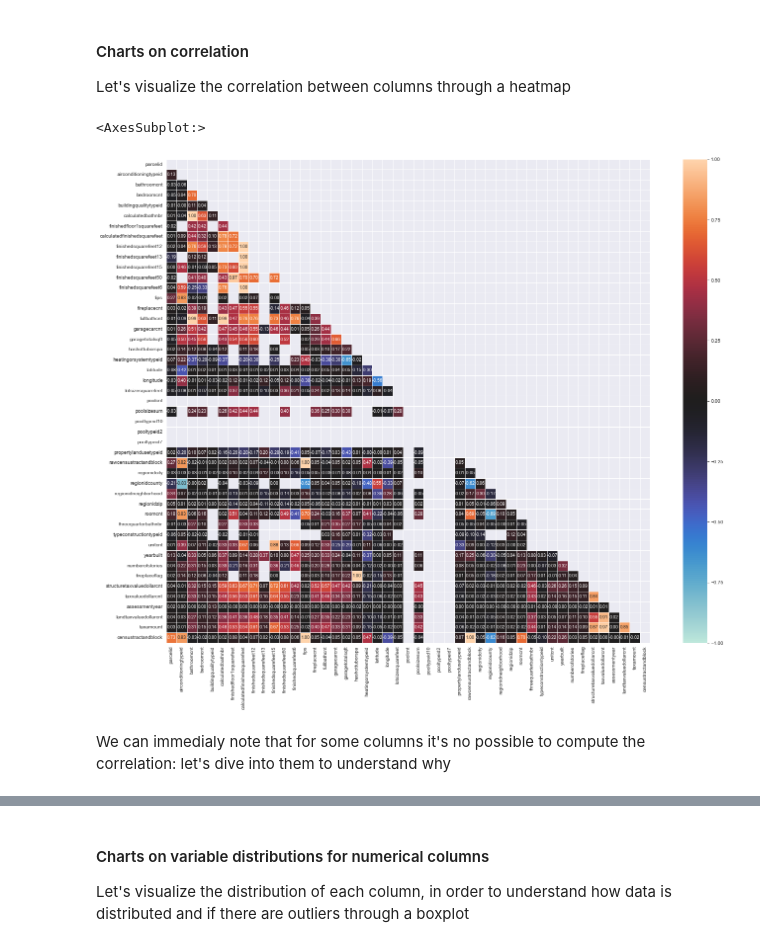
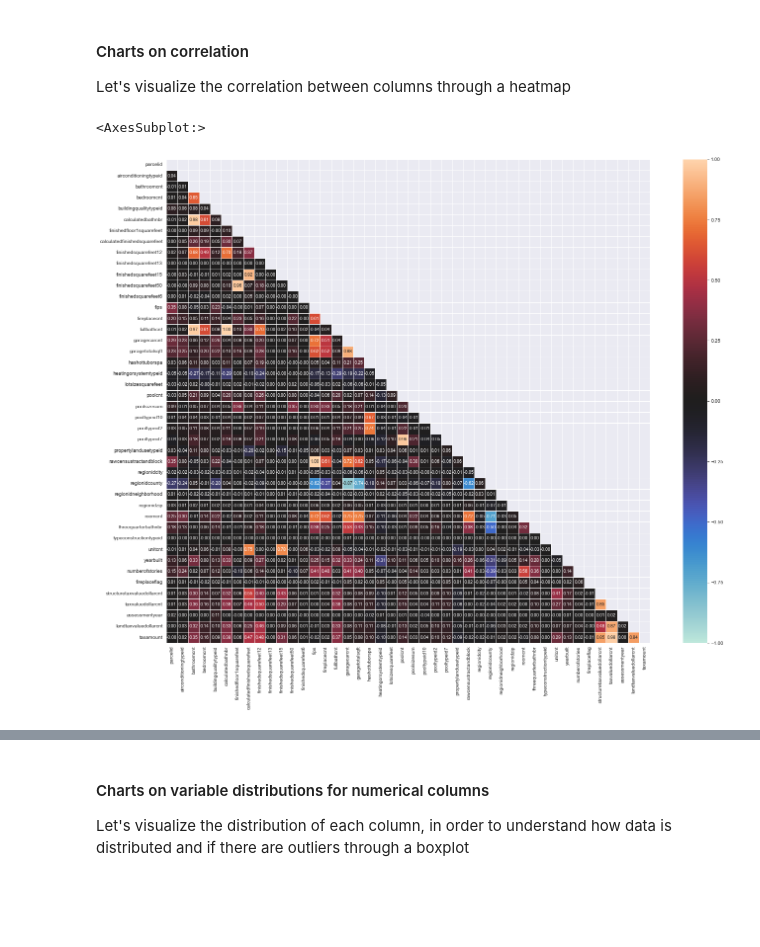
Before and after one commit to mabiondo/DWMProject, a Jupyter notebook: notebooks/DWMProject_ExplorativeDataAnalysis.ipynb, the cells around one changed output, grey strips where cells are left out. Cells and saved outputs as stored; diff of their text form; code cells hidden in the pictures; blank space fills up the shorter version.

```diff
--- a/notebooks/DWMProject_ExplorativeDataAnalysis.ipynb
+++ b/notebooks/DWMProject_ExplorativeDataAnalysis.ipynb
@@ -86,0 +95,5 @@ I go for the second option, since the aim of the project is give predictions for
+# %%
+print(f"#rows before: {properties.shape[0]}")
+threshold = 0.6  # seems a good compromise
+properties = properties[properties.isnull().sum(axis=1) / properties.shape[1] < threshold]
+print(f"#rows after:  {properties.shape[0]}")
@@ -135,0 +223,30 @@ properties shape: (199879, 49)
+# %%
+#print(properties.columns[ properties.isna().any()].tolist())
+
+fill_zero = ['threequarterbathnbr', 'fireplacecnt', 'fireplaceflag', 'garagecarcnt', 'garagetotalsqft',
+             'hashottuborspa', 'poolcnt', 'poolsizesum', 'pooltypeid10', 'pooltypeid2', 'pooltypeid7']
+fill_categorical = ['airconditioningtypeid', 'buildingqualitytypeid', 'fips', 'heatingorsystemtypeid',
+                    'propertycountylandusecode', 'propertylandusetypeid',
+                    'propertyzoningdesc', 'rawcensustractandblock', 'censustractandblock', 'regionidcounty',
+                    'regionidcity', 'regionidzip', 'regionidneighborhood', 'typeconstructiontypeid',
+                    'unitcnt']
+fill_numerical = ['bathroomcnt', 'bedroomcnt', 'calculatedbathnbr', 'finishedfloor1squarefeet',
+                  'calculatedfinishedsquarefeet', 'finishedsquarefeet6', 'finishedsquarefeet12', 'finishedsquarefeet13',
+                  'finishedsquarefeet15', 'finishedsquarefeet50', 'fullbathcnt', 'lotsizesquarefeet', 'numberofstories',
+                  'roomcnt', 'yearbuilt', 'taxvaluedollarcnt', 'structuretaxvaluedollarcnt',
+                  'landtaxvaluedollarcnt', 'taxamount', 'assessmentyear']
+to_drop = ['latitude', 'longitude', 'architecturalstyletypeid', 'basementsqft', 'buildingclasstypeid', 'decktypeid',
+           'storytypeid', 'yardbuildingsqft17', 'yardbuildingsqft26', 'taxdelinquencyflag', 'taxdelinquencyyear']
+
+print(f"#columns before: {properties.shape[1]}")
+
+for c in fill_zero:
+    properties[c].fillna(value=0, inplace=True)
+for c in fill_numerical:
+    properties[c].fillna(value=round(properties[c].mean()), inplace=True)
+for c in fill_categorical:
+    properties[c].fillna(value=properties[c].mode()[0], inplace=True)
+properties.drop(columns=to_drop, inplace=True)
+
+# print(len(fill_categorical) + len(fill_numerical) + len(to_drop) + len(fill_zero) + 1)
+print(f"#columns after: {properties.shape[1]}")
@@ -218,7 +337,5 @@ I think is a good idea to transform the `hashottuborspa` and `fireplaceflag` int
 For now I decide to drop `propertylandusecounty` and `propertyzoningdesc` since they are very big column. A possible solution in the future could be making one-hot-encoding of the most important feature, with the problem of finding the most important features (the most frequest instances could be a proposal). Maybe I'll try later to compare if including them, the models are more accurate.
 # %%
-properties.hashottuborspa[properties.hashottuborspa == -999] = 0 # devo mettere quando è -999 fillare con 0
 properties.hashottuborspa = properties.hashottuborspa.astype('int32')
-properties.fireplaceflag[properties.fireplaceflag == -999] = 0
 properties.fireplaceflag = properties.fireplaceflag.astype('int32')
-properties.drop(columns=['propertylandusecounty', 'propertyzoningdesc'], inplace=True)
+properties.drop(columns=['propertycountylandusecode', 'propertyzoningdesc'], inplace=True)
@@ -246,5 +349,6 @@ useless_cols = []
 for col in properties.columns:
     if properties[col].nunique(dropna=False) == 1:
         useless_cols.append(col)
-print(f"useless columns: {useless_cols} ({len(useless_cols)})")
+properties.drop(columns=useless_cols, inplace=True)
+print(f"useless columns: {useless_cols} ({len(useless_cols)}) dropped")
 # %% [output]
@@ -257,23 +361,22 @@ Let's visualize the correlation between columns through a heatmap
 # %%
 import numpy as np
 import pandas as pd
 import seaborn as sb
 import matplotlib.pyplot as plt
 
 # Compute the correlation matrix
 corr = properties.corr()
 
 # Generate a mask for the upper triangle
 mask = np.triu(np.ones_like(corr, dtype=bool))
 
 # Set up the matplotlib figure
 plt.close("all")
 f, ax = plt.subplots(figsize=(24, 18))
 
 # Draw the heatmap with the mask and correct aspect ratio
-sb.heatmap(corr, mask=mask, vmax=1.0, vmin=-1.0, center=0, square=True, annot=True, fmt=".2f", annot_kws={"size":9}, linewidths=.5)
+sb.heatmap(corr, mask=mask, vmax=1.0, vmin=-1.0, center=0, square=True, annot=True, fmt=".2f", annot_kws={"size": 9},
+           linewidths=.5)
 # %% [output]
 <AxesSubplot:>
-[figure, old version]
+[figure, new version]
-# %% [markdown]
-We can immedialy note that for some columns it's no possible to compute the correlation: let's dive into them to understand why
```
Also changed, not shown: parts of 39 cells of this notebook.
